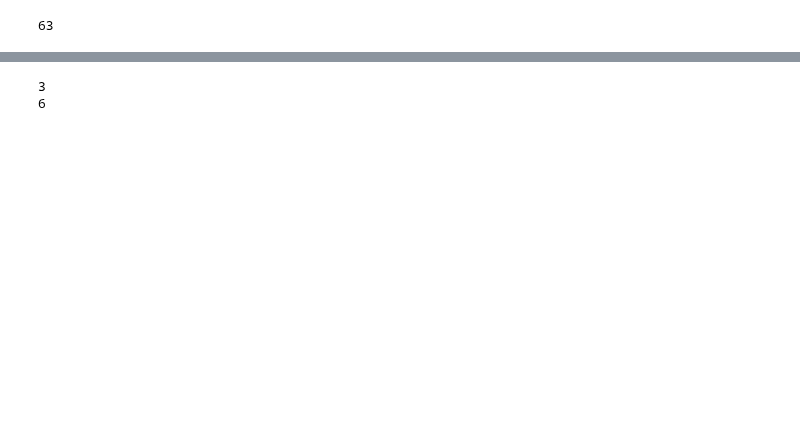
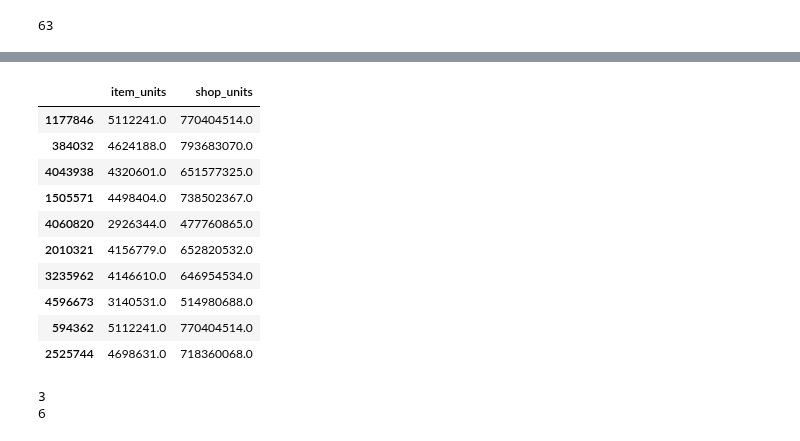
Before and after one commit to stehem/kaggle, a Jupyter notebook: coursera_aml_cds/goddamit3.ipynb, the cells around one changed output, grey strips where cells are left out. Drawn from its saved outputs; the diff is of its cells as text; code cells hidden in the pictures; blank space fills up the shorter version.

```diff
--- a/coursera_aml_cds/goddamit3.ipynb
+++ b/coursera_aml_cds/goddamit3.ipynb
@@ -137,0 +134,15 @@ gc.collect()
+# %%
+number_of_items = sales_train['item_id'].nunique()
+print("number_of_items:", number_of_items)
+number_of_categories = sales_train['item_category_id'].nunique()
+print("number_of_categories:", number_of_categories)
+number_of_shops = sales_train['shop_id'].nunique()
+print("number_of_shops:", number_of_shops)
+number_of_days = 365 + 365 - 30 - 31
+print("number_of_days:", number_of_days)
+number_of_blocks = sales_train['date_block_num'].nunique()
+print("number_of_blocks:", number_of_blocks)
+total_sales = sales_train['item_cnt_day'].sum()
+print("total_sales:", total_sales)
+average_price = sales_train['item_price'].mean()
+print("average_price:", average_price)
@@ -138,3 +157,11 @@ gc.collect()
+# %%
+training['item_share_of_total_units'] = training['item_units'] * 100 / total_sales
+training['category_share_of_total_units'] = training['cat_units'] * 100 / total_sales
+training['shop_share_of_units'] = training['shop_units'] * 100 / total_sales
+training['shop_item_share_of_total_units'] = training['shop_item_units'] * 100\
+                        / total_sales
+training['shop_item_share_of_shop_units'] = training['shop_item_units'] * 100\
+                        / training['shop_units']
 # %%
 training['item_units'] = training.groupby(['date_block_num'])['item_block_units'].transform(np.sum)
 training['item_max_units_block'] = training.groupby(['item_id'])['item_block_units']\
@@ -172,6 +199,20 @@ training['shop_item_max_units_block'] = training.groupby(['shop_id', 'item_id'])
 training['shop_item_min_units_block'] = training.groupby(['shop_id', 'item_id'])['shop_item_block_units']\
         .transform(np.min)
 training['shop_item_minmax_mean'] = training[['shop_item_max_units_block', 'shop_item_min_units_block']].mean(axis=1)
+# %%
+training[['item_units','shop_units']].sample(10)
+# %% [output]
+|  | item_units | shop_units |
+| 1177846 | 5112241.0 | 770404514.0 |
+| 384032 | 4624188.0 | 793683070.0 |
+| 4043938 | 4320601.0 | 651577325.0 |
+| 1505571 | 4498404.0 | 738502367.0 |
+| 4060820 | 2926344.0 | 477760865.0 |
+| 2010321 | 4156779.0 | 652820532.0 |
+| 3235962 | 4146610.0 | 646954534.0 |
+| 4596673 | 3140531.0 | 514980688.0 |
+| 594362 | 5112241.0 | 770404514.0 |
+| 2525744 | 4698631.0 | 718360068.0 |
 # %%
 rolls = [3,6]
 cols = ['item_id','date_block_num']
```
Also changed, not shown: parts of 15 cells of this notebook.
